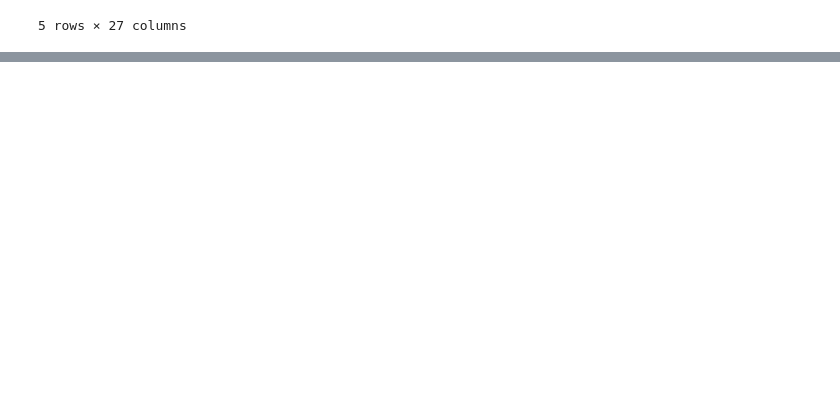
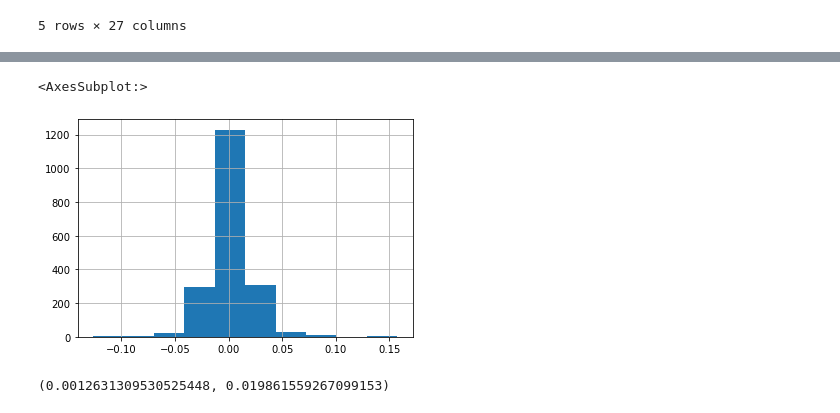
Before and after one commit to okmokm422/TIL, a Jupyter notebook: 1. Python/3. Pandas-cookbook/Chapter5.ipynb, the cells around one changed output, grey strips where cells are left out. Drawn from its saved outputs; the diff is of its cells as text; code cells hidden in the pictures; blank space fills up the shorter version.

```diff
--- a/1. Python/3. Pandas-cookbook/Chapter5.ipynb
+++ b/1. Python/3. Pandas-cookbook/Chapter5.ipynb
@@ -185,0 +443,5 @@ college[college['STABBR'] == 'TX'].head()
+# %%
+# 正規分布に従わないデータを扱ってみる
+# amazonの株価
+amzn = pd.read_csv('Pandas-Cookbook-master/data/amzn_stock.csv', index_col='Date', parse_dates=['Date'])
+amzn.head()
@@ -185,0 +456,6 @@ college[college['STABBR'] == 'TX'].head()
+# %%
+# 前日との終値の差（%）
+amzn_daily_return = amzn.Close.pct_change()
+# 欠損値削除
+amzn_daily_return = amzn_daily_return.dropna()
+amzn_daily_return.head()
@@ -185,0 +470,11 @@ college[college['STABBR'] == 'TX'].head()
+# %%
+amzn_daily_return.hist()
+# %% [output]
+<AxesSubplot:>
+[figure, added]
+# %%
+mean = amzn_daily_return.mean()
+std = amzn_daily_return.std()
+mean, std
+# %% [output]
+(0.0012631309530525448, 0.019861559267099153)
```
Also changed, not shown: parts of 40 cells of this notebook, 1 other file.
